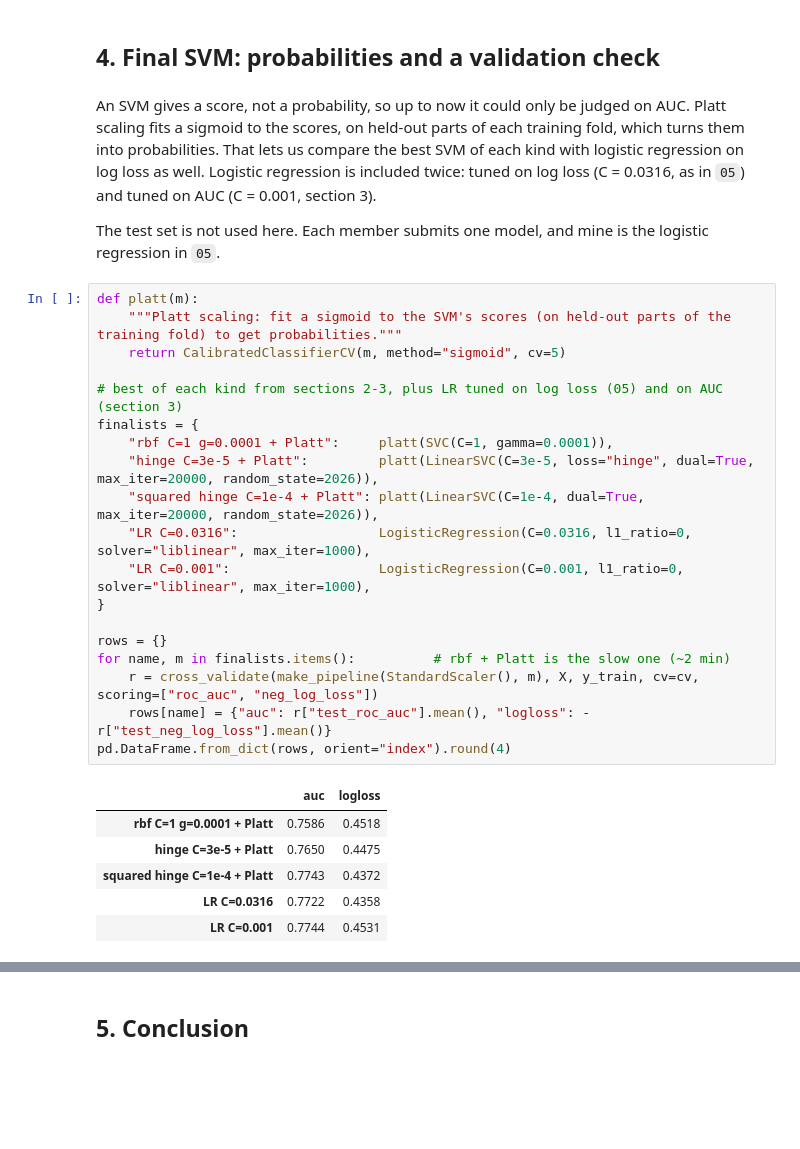
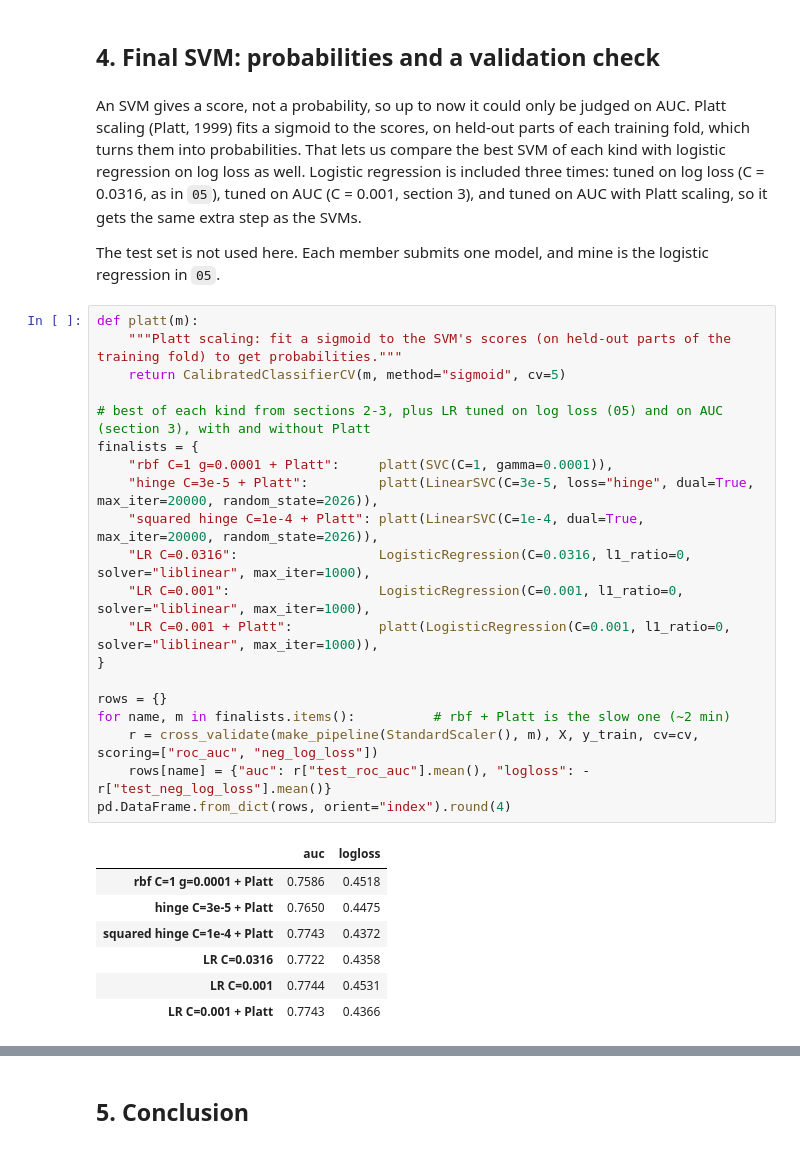
Before and after one commit to Oscar339/dst-sprint1, a Jupyter notebook: report/06-SVM.ipynb, the cells around one changed output, grey strips where cells are left out. Cells and saved outputs as stored; diff of their text form; blank space fills up the shorter version.

```diff
--- a/report/06-SVM.ipynb
+++ b/report/06-SVM.ipynb
@@ -213,38 +213,41 @@ the group agrees.
 # %% [markdown]
 ## 4. Final SVM: probabilities and a validation check
 # %% [markdown]
-An SVM gives a score, not a probability, so up to now it could only be judged on AUC. Platt scaling fits a
-sigmoid to the scores, on held-out parts of each training fold, which turns them into probabilities. That lets us
-compare the best SVM of each kind with logistic regression on log loss as well. Logistic regression is included
-twice: tuned on log loss (C = 0.0316, as in `05`) and tuned on AUC (C = 0.001, section 3).
+An SVM gives a score, not a probability, so up to now it could only be judged on AUC. Platt scaling (Platt, 1999)
+fits a sigmoid to the scores, on held-out parts of each training fold, which turns them into probabilities. That
+lets us compare the best SVM of each kind with logistic regression on log loss as well. Logistic regression is
+included three times: tuned on log loss (C = 0.0316, as in `05`), tuned on AUC (C = 0.001, section 3), and tuned
+on AUC with Platt scaling, so it gets the same extra step as the SVMs.
 
 The test set is not used here. Each member submits one model, and mine is the logistic regression in `05`.
 # %%
 def platt(m):
     """Platt scaling: fit a sigmoid to the SVM's scores (on held-out parts of the training fold) to get probabilities."""
     return CalibratedClassifierCV(m, method="sigmoid", cv=5)
 
-# best of each kind from sections 2-3, plus LR tuned on log loss (05) and on AUC (section 3)
+# best of each kind from sections 2-3, plus LR tuned on log loss (05) and on AUC (section 3), with and without Platt
 finalists = {
     "rbf C=1 g=0.0001 + Platt":     platt(SVC(C=1, gamma=0.0001)),
     "hinge C=3e-5 + Platt":         platt(LinearSVC(C=3e-5, loss="hinge", dual=True, max_iter=20000, random_state=2026)),
     "squared hinge C=1e-4 + Platt": platt(LinearSVC(C=1e-4, dual=True, max_iter=20000, random_state=2026)),
     "LR C=0.0316":                  LogisticRegression(C=0.0316, l1_ratio=0, solver="liblinear", max_iter=1000),
     "LR C=0.001":                   LogisticRegression(C=0.001, l1_ratio=0, solver="liblinear", max_iter=1000),
+    "LR C=0.001 + Platt":           platt(LogisticRegression(C=0.001, l1_ratio=0, solver="liblinear", max_iter=1000)),
 }
 
 rows = {}
 for name, m in finalists.items():          # rbf + Platt is the slow one (~2 min)
     r = cross_validate(make_pipeline(StandardScaler(), m), X, y_train, cv=cv, scoring=["roc_auc", "neg_log_loss"])
     rows[name] = {"auc": r["test_roc_auc"].mean(), "logloss": -r["test_neg_log_loss"].mean()}
 pd.DataFrame.from_dict(rows, orient="index").round(4)
 # %% [output]
 |  | auc | logloss |
 | rbf C=1 g=0.0001 + Platt | 0.7586 | 0.4518 |
 | hinge C=3e-5 + Platt | 0.7650 | 0.4475 |
 | squared hinge C=1e-4 + Platt | 0.7743 | 0.4372 |
 | LR C=0.0316 | 0.7722 | 0.4358 |
 | LR C=0.001 | 0.7744 | 0.4531 |
+| LR C=0.001 + Platt | 0.7743 | 0.4366 |
 # %%
 # one check on validation: fit on all of train; the test set is not used
 raw_val, y_val = prep.load("validation")
```
Also changed, not shown: parts of 10 cells of this notebook.
